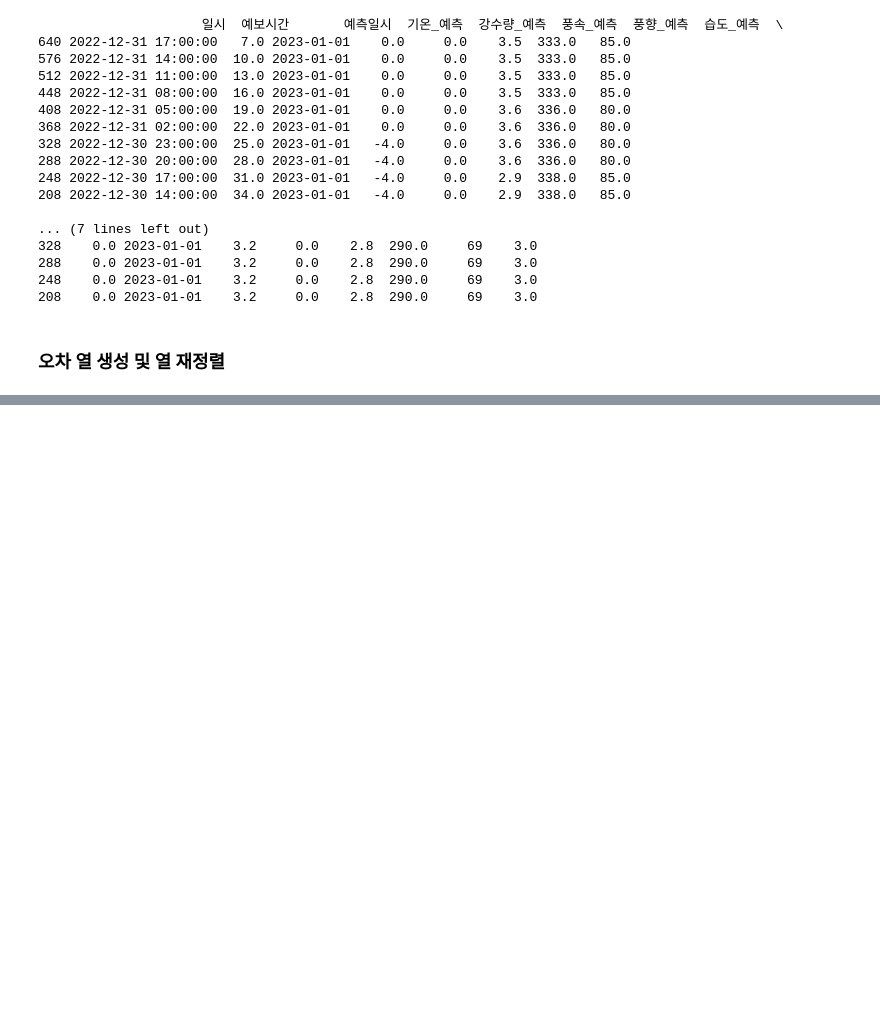
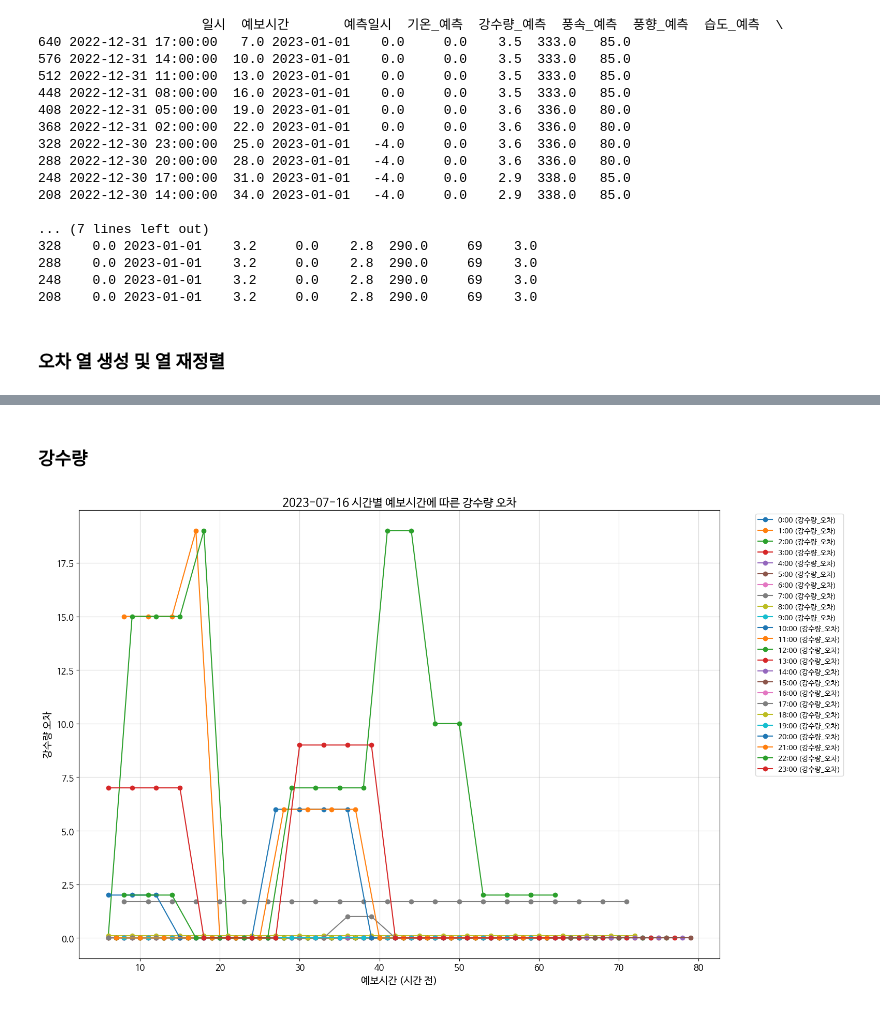
Before and after one commit to JulGoo/WeatherAnalyze, a Jupyter notebook: WeatherAnalyze.ipynb, the cells around one changed output, grey strips where cells are left out. Saved outputs shown, nothing was run; the diff lists cells and outputs as text; code cells hidden in the pictures; blank space fills up the shorter version.

```diff
--- a/WeatherAnalyze.ipynb
+++ b/WeatherAnalyze.ipynb
@@ -365,6 +365,10 @@ merged_df.to_csv('통합데이터.csv', index=False, encoding='cp949')
 288    0.0 2023-01-01    3.2     0.0    2.8  290.0     69    3.0
 248    0.0 2023-01-01    3.2     0.0    2.8  290.0     69    3.0
 208    0.0 2023-01-01    3.2     0.0    2.8  290.0     69    3.0
+# %%
+import pandas as pd
+
+merged_df = pd.read_csv('/content/통합데이터.csv', encoding='cp949')
 # %% [markdown]
 ### 오차 열 생성 및 열 재정렬
 # %%
@@ -413,0 +537,23 @@ merged_df.to_csv('통합데이터.csv', index=False, encoding='cp949')
+# %% [markdown]
+### 강수량
+# %%
+import matplotlib.pyplot as plt
+import pandas as pd
+
+# 관측일시를 datetime으로 변환
+merged_df["관측일시"] = pd.to_datetime(merged_df["관측일시"], errors="coerce")
+
+# 데이터 필터링
+filtered_df = merged_df[merged_df["관측일시"].dt.date == pd.to_datetime("2023-07-16").date()].copy()
+
+# 오차율 계산
+error_cols = ["기온_오차", "강수량_오차", "풍속_오차", "풍향_오차", "습도_오차", "적설_오차"]
+for col in error_cols:
+    error_rate_col = f"{col}_오차율"
+    filtered_df.loc[:, error_rate_col] = (
+        (filtered_df[col].abs() / filtered_df[col.replace("_오차", "_실제")].replace(0, 1)) * 100
+    )
+
+plot_metric("강수량_오차", "강수량 오차", "강수량 오차", "2023-07-16")
+# %% [output]
+[figure, added]
```
Also changed, not shown: parts of 26 cells of this notebook, 14 other files.
